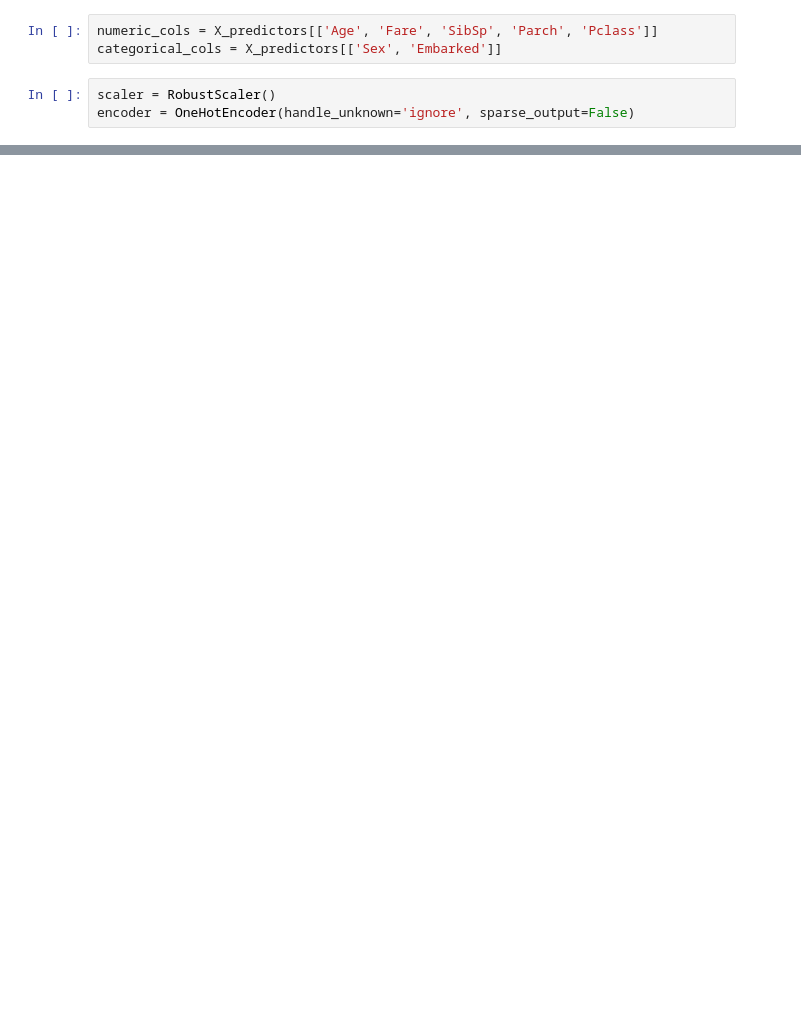
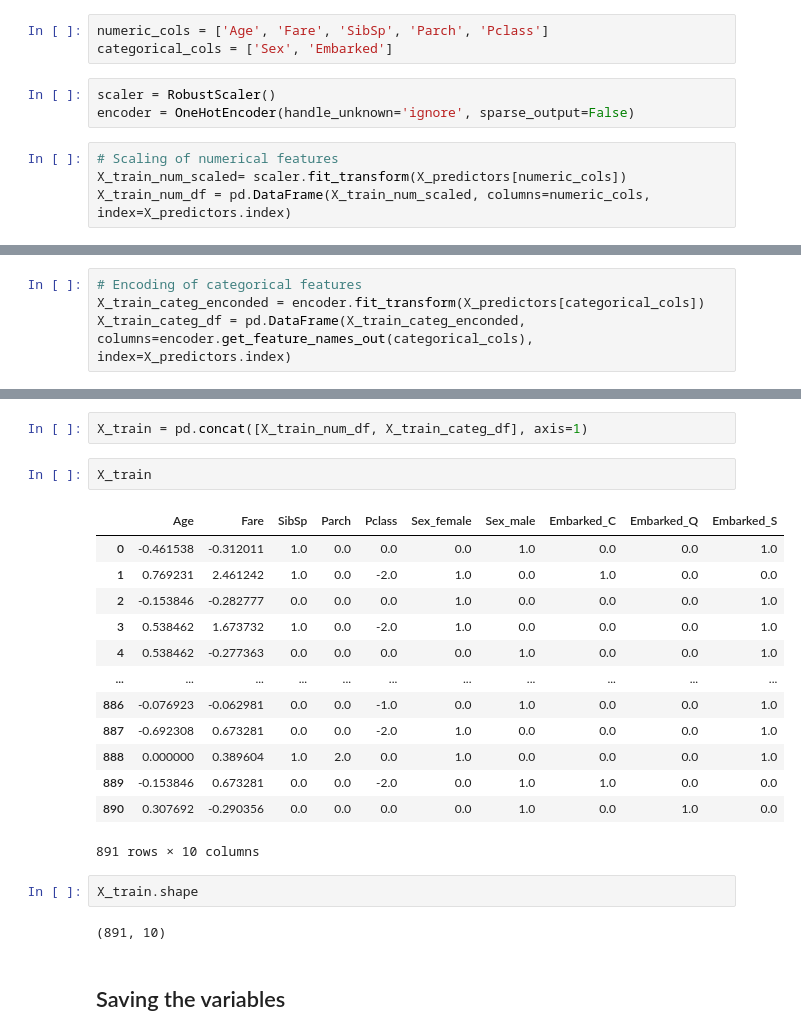
Before and after one commit to YohanFr18/titanic-naive-bayes, a Jupyter notebook: notebooks/naive_bayes.ipynb, the cells around one changed output, grey strips where cells are left out. Saved outputs shown, nothing was run; the diff lists cells and outputs as text; blank space fills up the shorter version.

Commit message:
Finish of scaling and encoding

```diff
--- a/notebooks/naive_bayes.ipynb
+++ b/notebooks/naive_bayes.ipynb
@@ -278,6 +283,10 @@ from sklearn.preprocessing import RobustScaler, OneHotEncoder
 # %%
-numeric_cols = X_predictors[['Age', 'Fare', 'SibSp', 'Parch', 'Pclass']]
-categorical_cols = X_predictors[['Sex', 'Embarked']]
+numeric_cols = ['Age', 'Fare', 'SibSp', 'Parch', 'Pclass']
+categorical_cols = ['Sex', 'Embarked']
 # %%
 scaler = RobustScaler()
 encoder = OneHotEncoder(handle_unknown='ignore', sparse_output=False)
+# %%
+# Scaling of numerical features
+X_train_num_scaled= scaler.fit_transform(X_predictors[numeric_cols])
+X_train_num_df = pd.DataFrame(X_train_num_scaled, columns=numeric_cols, index=X_predictors.index)
@@ -283,0 +302,4 @@ encoder = OneHotEncoder(handle_unknown='ignore', sparse_output=False)
+# %%
+# Encoding of categorical features
+X_train_categ_enconded = encoder.fit_transform(X_predictors[categorical_cols])
+X_train_categ_df = pd.DataFrame(X_train_categ_enconded, columns=encoder.get_feature_names_out(categorical_cols), index=X_predictors.index)
@@ -283,0 +315,24 @@ encoder = OneHotEncoder(handle_unknown='ignore', sparse_output=False)
+# %%
+X_train = pd.concat([X_train_num_df, X_train_categ_df], axis=1)
+# %%
+X_train
+# %% [output]
+|  | Age | Fare | SibSp | Parch | Pclass | Sex_female | Sex_male | Embarked_C | Embarked_Q | Embarked_S |
+| 0 | -0.461538 | -0.312011 | 1.0 | 0.0 | 0.0 | 0.0 | 1.0 | 0.0 | 0.0 | 1.0 |
+| 1 | 0.769231 | 2.461242 | 1.0 | 0.0 | -2.0 | 1.0 | 0.0 | 1.0 | 0.0 | 0.0 |
+| 2 | -0.153846 | -0.282777 | 0.0 | 0.0 | 0.0 | 1.0 | 0.0 | 0.0 | 0.0 | 1.0 |
+| 3 | 0.538462 | 1.673732 | 1.0 | 0.0 | -2.0 | 1.0 | 0.0 | 0.0 | 0.0 | 1.0 |
+| 4 | 0.538462 | -0.277363 | 0.0 | 0.0 | 0.0 | 0.0 | 1.0 | 0.0 | 0.0 | 1.0 |
+| ... | ... | ... | ... | ... | ... | ... | ... | ... | ... | ... |
+| 886 | -0.076923 | -0.062981 | 0.0 | 0.0 | -1.0 | 0.0 | 1.0 | 0.0 | 0.0 | 1.0 |
+| 887 | -0.692308 | 0.673281 | 0.0 | 0.0 | -2.0 | 1.0 | 0.0 | 0.0 | 0.0 | 1.0 |
+| 888 | 0.000000 | 0.389604 | 1.0 | 2.0 | 0.0 | 1.0 | 0.0 | 0.0 | 0.0 | 1.0 |
+| 889 | -0.153846 | 0.673281 | 0.0 | 0.0 | -2.0 | 0.0 | 1.0 | 1.0 | 0.0 | 0.0 |
+| 890 | 0.307692 | -0.290356 | 0.0 | 0.0 | 0.0 | 0.0 | 1.0 | 0.0 | 1.0 | 0.0 |
+891 rows × 10 columns
+# %%
+X_train.shape
+# %% [output]
+(891, 10)
+# %% [markdown]
+## Saving the variables
```
Also changed, not shown: parts of 4 cells of this notebook.
